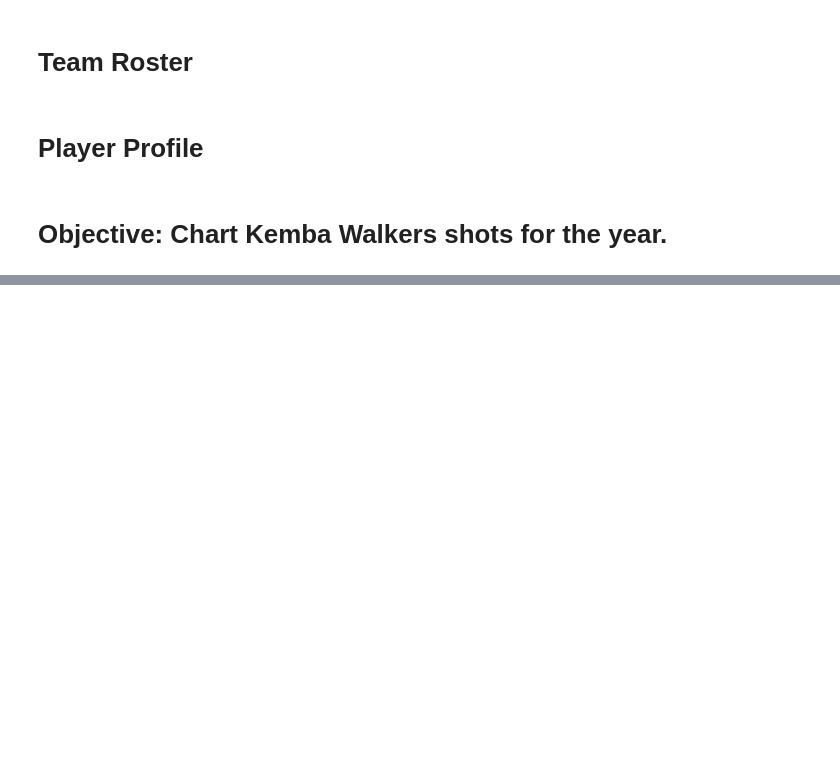
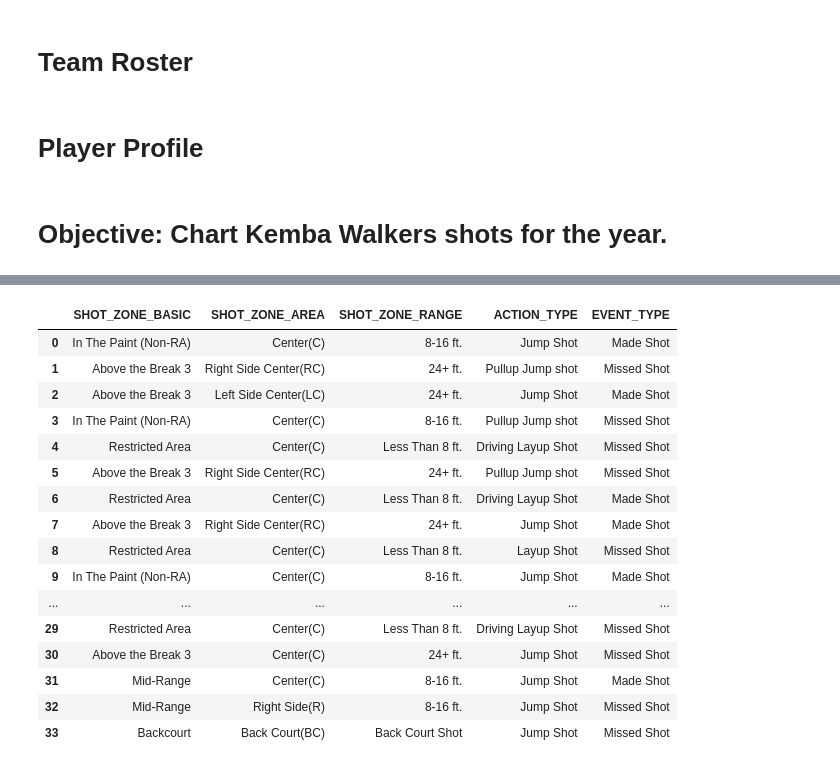
Before and after one commit to joelBoyette/nba_shot_chart, a Jupyter notebook: prototyping/nba stats.ipynb, the cells around one changed output, grey strips where cells are left out. Saved outputs shown, nothing was run; the diff lists cells and outputs as text; code cells hidden in the pictures; blank space fills up the shorter version.

Commit message:
added shot action

```diff
--- a/prototyping/nba stats.ipynb
+++ b/prototyping/nba stats.ipynb
@@ -324,0 +307,21 @@ game:82-0021800003
+# %%
+test = shot_df[['SHOT_ZONE_BASIC','SHOT_ZONE_AREA','SHOT_ZONE_RANGE','ACTION_TYPE','EVENT_TYPE']]
+test
+# %% [output]
+|  | SHOT_ZONE_BASIC | SHOT_ZONE_AREA | SHOT_ZONE_RANGE | ACTION_TYPE | EVENT_TYPE |
+| 0 | In The Paint (Non-RA) | Center(C) | 8-16 ft. | Jump Shot | Made Shot |
+| 1 | Above the Break 3 | Right Side Center(RC) | 24+ ft. | Pullup Jump shot | Missed Shot |
+| 2 | Above the Break 3 | Left Side Center(LC) | 24+ ft. | Jump Shot | Made Shot |
+| 3 | In The Paint (Non-RA) | Center(C) | 8-16 ft. | Pullup Jump shot | Missed Shot |
+| 4 | Restricted Area | Center(C) | Less Than 8 ft. | Driving Layup Shot | Missed Shot |
+| 5 | Above the Break 3 | Right Side Center(RC) | 24+ ft. | Pullup Jump shot | Missed Shot |
+| 6 | Restricted Area | Center(C) | Less Than 8 ft. | Driving Layup Shot | Made Shot |
+| 7 | Above the Break 3 | Right Side Center(RC) | 24+ ft. | Jump Shot | Made Shot |
+| 8 | Restricted Area | Center(C) | Less Than 8 ft. | Layup Shot | Missed Shot |
+| 9 | In The Paint (Non-RA) | Center(C) | 8-16 ft. | Jump Shot | Made Shot |
+| ... | ... | ... | ... | ... | ... |
+| 29 | Restricted Area | Center(C) | Less Than 8 ft. | Driving Layup Shot | Missed Shot |
+| 30 | Above the Break 3 | Center(C) | 24+ ft. | Jump Shot | Missed Shot |
+| 31 | Mid-Range | Center(C) | 8-16 ft. | Jump Shot | Made Shot |
+| 32 | Mid-Range | Right Side(R) | 8-16 ft. | Jump Shot | Missed Shot |
+| 33 | Backcourt | Back Court(BC) | Back Court Shot | Jump Shot | Missed Shot |
```
Also changed, not shown: parts of 7 cells of this notebook, 3 other files.
